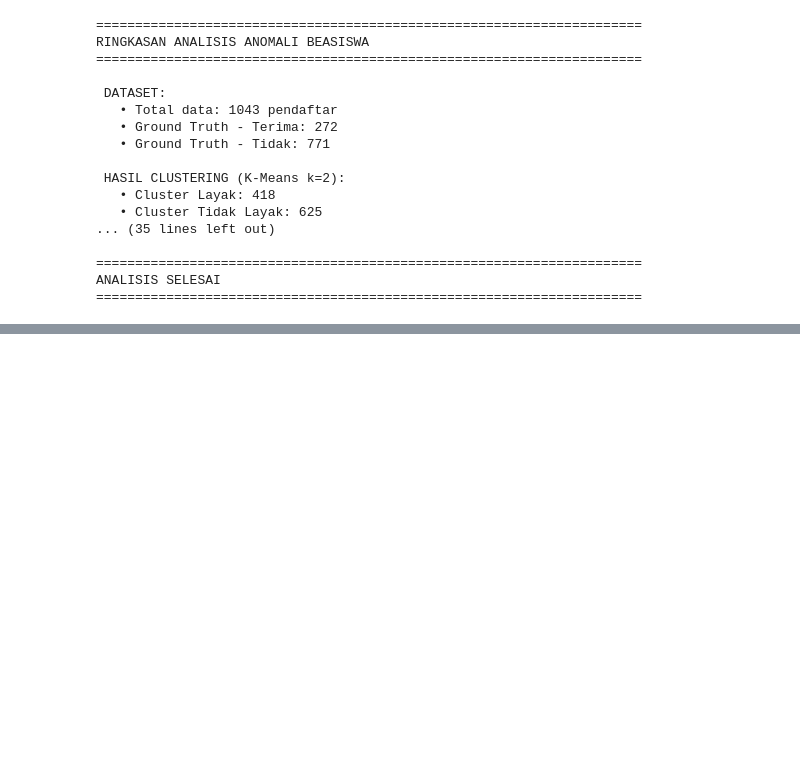
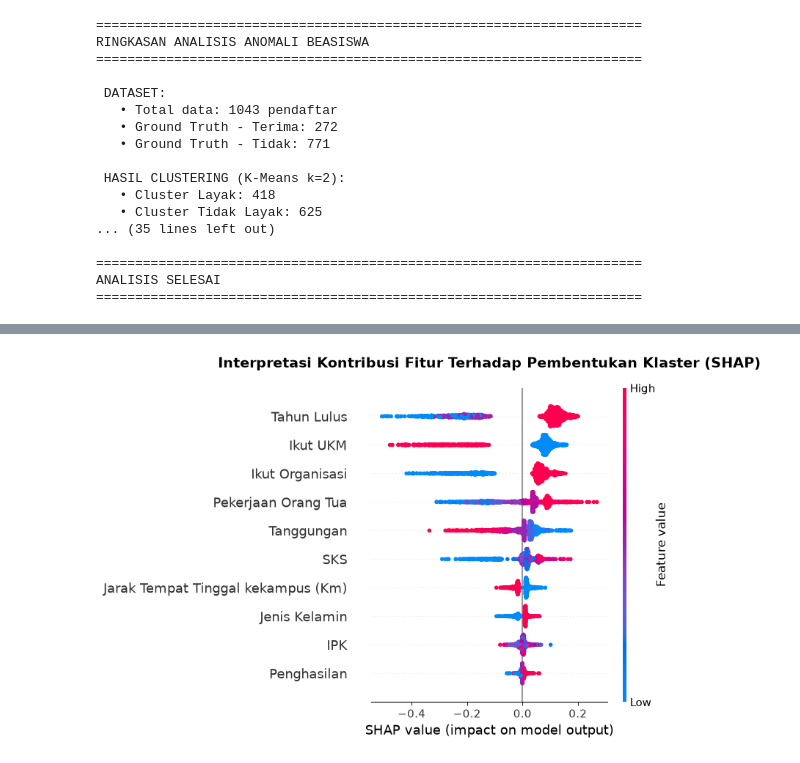
Before and after one commit to f0ursecond/TA-MachineLearning, a Jupyter notebook: notebooks/03_interpretation.ipynb, the cells around one changed output, grey strips where cells are left out. Cells and saved outputs as stored; diff of their text form; code cells hidden in the pictures; blank space fills up the shorter version.

Commit message:
feat: menambahkan shap feature

```diff
--- a/notebooks/03_interpretation.ipynb
+++ b/notebooks/03_interpretation.ipynb
@@ -493,0 +498,95 @@ ANALISIS SELESAI
+# %%
+import pickle
+import pandas as pd
+import numpy as np
+import shap
+import matplotlib.pyplot as plt
+import os
+import sys
+from sklearn.ensemble import RandomForestClassifier
+
+print("⏳ Menghitung SHAP Feature Importance...")
+
+# 1. Sesuaikan path berdasarkan Working Directory (apakah dijalankan dari root atau folder notebooks)
+is_notebooks_dir = not os.path.exists("models")
+base_dir = "../" if is_notebooks_dir else ""
+
+# Tambahkan root dir ke sys.path jika dijalankan dari subfolder notebooks agar bisa import src
+if is_notebooks_dir:
+    root_dir = os.path.abspath(os.path.join(os.getcwd(), '..'))
+    if root_dir not in sys.path:
+        sys.path.append(root_dir)
+
+prep_path = os.path.join(base_dir, 'models/preprocessing.pkl')
+model_path = os.path.join(base_dir, 'models/best_model.pkl')
+data_path = os.path.join(base_dir, 'data/raw/dataset.csv')
+assets_dir = os.path.join(base_dir, 'app/assets')
+
+# 2. Load Preprocessor dan Model Terbaik
+try:
+    with open(prep_path, 'rb') as f:
+        prep_data = pickle.load(f)
+    fitur_kolom = prep_data['fitur_kolom']
+    scaler = prep_data['scaler']
+    le_dict = prep_data['le_dict']
+
+    with open(model_path, 'rb') as f:
+        kmeans = pickle.load(f)
+
+    # 3. Load and Preprocess Data
+    from src.data_preprocessing import clean_data
+    df_clean = clean_data(data_path)
+    df_fitur = df_clean[fitur_kolom].copy()
+
+    # Encode kategorik
+    df_encoded = df_fitur.copy()
+    for col in df_encoded.columns:
+        if col in le_dict:
+            le = le_dict[col]
+            mapping = dict(zip(le.classes_, range(len(le.classes_))))
+            df_encoded[col] = df_encoded[col].apply(lambda x: mapping.get(str(x), 0))
+
+    # Scaling
+    df_scaled = pd.DataFrame(
+        scaler.transform(df_encoded),
+        columns=df_encoded.columns,
+        index=df_encoded.index
+    )
+
+    # Predict cluster labels
+    cluster_labels = kmeans.predict(df_scaled)
+
+    # 4. Latih model Surrogate (Random Forest)
+    # Model ini akan menirukan keputusan clustering K-Means secara supervised
+    surrogate_model = RandomForestClassifier(random_state=42, n_estimators=100)
+    surrogate_model.fit(df_scaled, cluster_labels)
+
+    # 5. Hitung SHAP Values
+    explainer = shap.TreeExplainer(surrogate_model)
+    shap_values = explainer.shap_values(df_scaled)
+
+    # 6. Visualisasi SHAP Summary Plot
+    plt.figure(figsize=(10, 6))
+
+    # Menentukan class/cluster mana yang dijelaskan
+    # Jika shap_values adalah list (multiclass/binary versi lama), ambil indeks 1 (untuk cluster 1)
+    if isinstance(shap_values, list):
+        shap.summary_plot(shap_values[1], df_scaled, show=False)
+    elif len(shap_values.shape) == 3: # format baru multiclass
+        shap.summary_plot(shap_values[:, :, 1], df_scaled, show=False)
+    else:
+        shap.summary_plot(shap_values, df_scaled, show=False)
+
+    plt.title('Interpretasi Kontribusi Fitur Terhadap Pembentukan Klaster (SHAP)', fontsize=14, fontweight='bold', pad=20)
+    plt.tight_layout()
+
+    # Simpan hasil visualisasi
+    os.makedirs(assets_dir, exist_ok=True)
+    save_path = os.path.join(assets_dir, 'shap_feature_importance.png')
+    plt.savefig(save_path, dpi=300, bbox_inches='tight')
+    plt.show()
+    print(f"✅ Analisis SHAP selesai! Visualisasi disimpan ke: {save_path}")
+except Exception as e:
+    print(f"❌ Terjadi kesalahan saat menghitung SHAP: {e}")
+    print("Pastikan package 'shap' sudah terinstall (pip install shap).")
+# %% [output]
@@ -493,0 +594 @@ ANALISIS SELESAI
+[figure, added]
```
Also changed, not shown: parts of 2 cells of this notebook, 9 other files.
